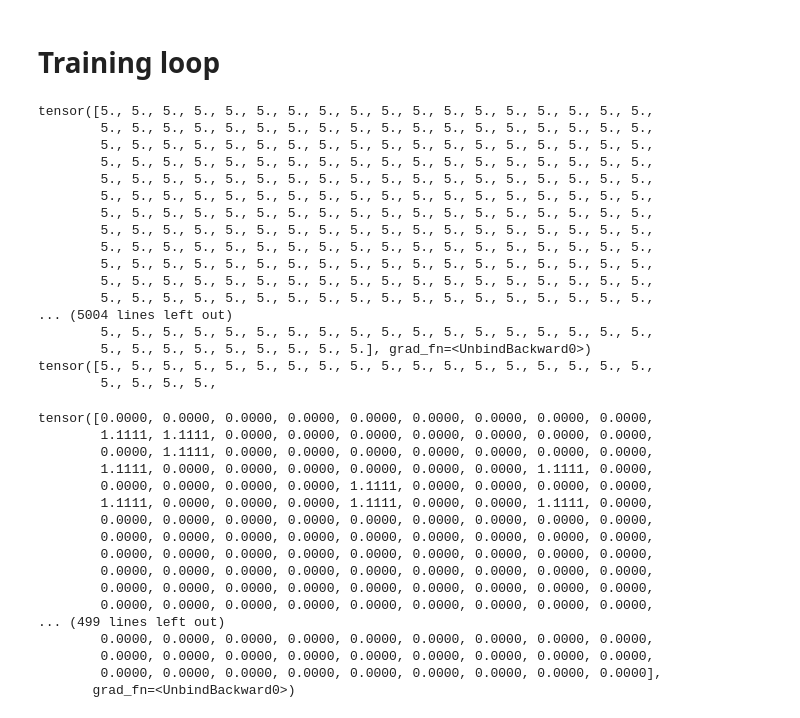
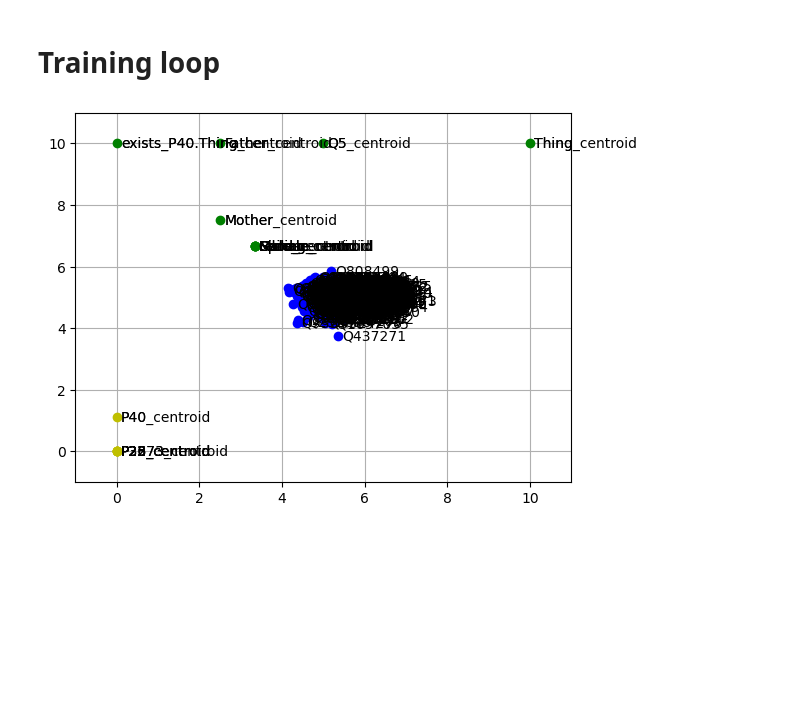
Before and after one commit to victorlacerdab/ELH-Implementation, a Jupyter notebook: canmodelfixing copy.ipynb, the cells around one changed output. Saved outputs shown, nothing was run; the diff lists cells and outputs as text; code cells hidden in the pictures; blank space fills up the shorter version.

Commit message:
Changed the initialization of individual embeddings to a cloud around space centroid.

```diff
--- a/canmodelfixing copy.ipynb
+++ b/canmodelfixing copy.ipynb
@@ -703,0 +724,14 @@ for entity in domain_embeddings[41:60]:
+# %%
+for role_name, geointerp in GeometricInterpretation.role_geointerps_dict.items():
+    print(f'Considering role: {role_name}')
+    print(f'There are {len(geointerp.vertices)} elements in the vertex set for {role_name}')
+    for vertex in geointerp.vertices:
+        one_hot_idx_one = np.where(vertex[:459] != 0)[0]
+        one_hot_idx_two = np.where(vertex[459:] != 0)[0]
+        print(f'First vector one_hot_idx: {one_hot_idx_one}')
+        first_vector_correspondence = [idx_finder_dict[int(idx)] for idx in one_hot_idx_one]
+        print(f'First vector correspondence indices: {first_vector_correspondence}')
+        print(f'Second vector one_hot_idx: {one_hot_idx_two}')
+        second_vector_correspondence = [idx_finder_dict[int(idx)] for idx in one_hot_idx_two]
+        print(f'Second vector correspondence indices{second_vector_correspondence}\n')
+    print('======================NEXT ROLE======================')
@@ -1495,5 +1588,7 @@ model = FaithEL(EMB_DIM, PHI, RADIUS,
 
 optimizer = optim.Adam(model.parameters(), lr=LR)
 # %%
-# plot_model(model, idx_to_entity_vocab, idx_to_concept_vocab, idx_to_role_vocab, SCALE_FACTOR, DIM1, DIM2)
+plot_model(model, idx_to_entity_vocab, idx_to_concept_vocab, idx_to_role_vocab, SCALE_FACTOR, DIM1, DIM2)
+# %% [output]
+[figure, added]
 # %%
@@ -1502,45 +1597,3 @@ EVAL_FREQ = 1
-# %%
-for weight in model.individual_embedding_dict.weight:
-    print(weight)
-# %% [output]
-tensor([5., 5., 5., 5., 5., 5., 5., 5., 5., 5., 5., 5., 5., 5., 5., 5., 5., 5.,
-        5., 5., 5., 5., 5., 5., 5., 5., 5., 5., 5., 5., 5., 5., 5., 5., 5., 5.,
-        5., 5., 5., 5., 5., 5., 5., 5., 5., 5., 5., 5., 5., 5., 5., 5., 5., 5.,
-        5., 5., 5., 5., 5., 5., 5., 5., 5., 5., 5., 5., 5., 5., 5., 5., 5., 5.,
-        5., 5., 5., 5., 5., 5., 5., 5., 5., 5., 5., 5., 5., 5., 5., 5., 5., 5.,
-        5., 5., 5., 5., 5., 5., 5., 5., 5., 5., 5., 5., 5., 5., 5., 5., 5., 5.,
-        5., 5., 5., 5., 5., 5., 5., 5., 5., 5., 5., 5., 5., 5., 5., 5., 5., 5.,
-        5., 5., 5., 5., 5., 5., 5., 5., 5., 5., 5., 5., 5., 5., 5., 5., 5., 5.,
-        5., 5., 5., 5., 5., 5., 5., 5., 5., 5., 5., 5., 5., 5., 5., 5., 5., 5.,
-        5., 5., 5., 5., 5., 5., 5., 5., 5., 5., 5., 5., 5., 5., 5., 5., 5., 5.,
-        5., 5., 5., 5., 5., 5., 5., 5., 5., 5., 5., 5., 5., 5., 5., 5., 5., 5.,
-        5., 5., 5., 5., 5., 5., 5., 5., 5., 5., 5., 5., 5., 5., 5., 5., 5., 5.,
-... (5004 lines left out)
-        5., 5., 5., 5., 5., 5., 5., 5., 5., 5., 5., 5., 5., 5., 5., 5., 5., 5.,
-        5., 5., 5., 5., 5., 5., 5., 5., 5.], grad_fn=<UnbindBackward0>)
-tensor([5., 5., 5., 5., 5., 5., 5., 5., 5., 5., 5., 5., 5., 5., 5., 5., 5., 5.,
-        5., 5., 5., 5.,
-# %%
-for weight in model.role_embedding_dict.weight:
-    print(weight)
-# %% [output]
-tensor([0.0000, 0.0000, 0.0000, 0.0000, 0.0000, 0.0000, 0.0000, 0.0000, 0.0000,
-        1.1111, 1.1111, 0.0000, 0.0000, 0.0000, 0.0000, 0.0000, 0.0000, 0.0000,
-        0.0000, 1.1111, 0.0000, 0.0000, 0.0000, 0.0000, 0.0000, 0.0000, 0.0000,
-        1.1111, 0.0000, 0.0000, 0.0000, 0.0000, 0.0000, 0.0000, 1.1111, 0.0000,
-        0.0000, 0.0000, 0.0000, 0.0000, 1.1111, 0.0000, 0.0000, 0.0000, 0.0000,
-        1.1111, 0.0000, 0.0000, 0.0000, 1.1111, 0.0000, 0.0000, 1.1111, 0.0000,
-        0.0000, 0.0000, 0.0000, 0.0000, 0.0000, 0.0000, 0.0000, 0.0000, 0.0000,
-        0.0000, 0.0000, 0.0000, 0.0000, 0.0000, 0.0000, 0.0000, 0.0000, 0.0000,
-        0.0000, 0.0000, 0.0000, 0.0000, 0.0000, 0.0000, 0.0000, 0.0000, 0.0000,
-        0.0000, 0.0000, 0.0000, 0.0000, 0.0000, 0.0000, 0.0000, 0.0000, 0.0000,
-        0.0000, 0.0000, 0.0000, 0.0000, 0.0000, 0.0000, 0.0000, 0.0000, 0.0000,
-        0.0000, 0.0000, 0.0000, 0.0000, 0.0000, 0.0000, 0.0000, 0.0000, 0.0000,
-... (499 lines left out)
-        0.0000, 0.0000, 0.0000, 0.0000, 0.0000, 0.0000, 0.0000, 0.0000, 0.0000,
-        0.0000, 0.0000, 0.0000, 0.0000, 0.0000, 0.0000, 0.0000, 0.0000, 0.0000,
-        0.0000, 0.0000, 0.0000, 0.0000, 0.0000, 0.0000, 0.0000, 0.0000, 0.0000],
-       grad_fn=<UnbindBackward0>)
 # %%
 train_loss_list, test_loss_list, train_hits_at_k_concept, test_hits_at_k_concept, train_hits_at_k_role, test_hits_at_k_role, = train_model(model,
                                                                                                                                            train_ConceptDataLoader, train_RoleDataLoader, test_ConceptDataLoader, test_RoleDataLoader,
```
Also changed, not shown: parts of 20 cells of this notebook.
